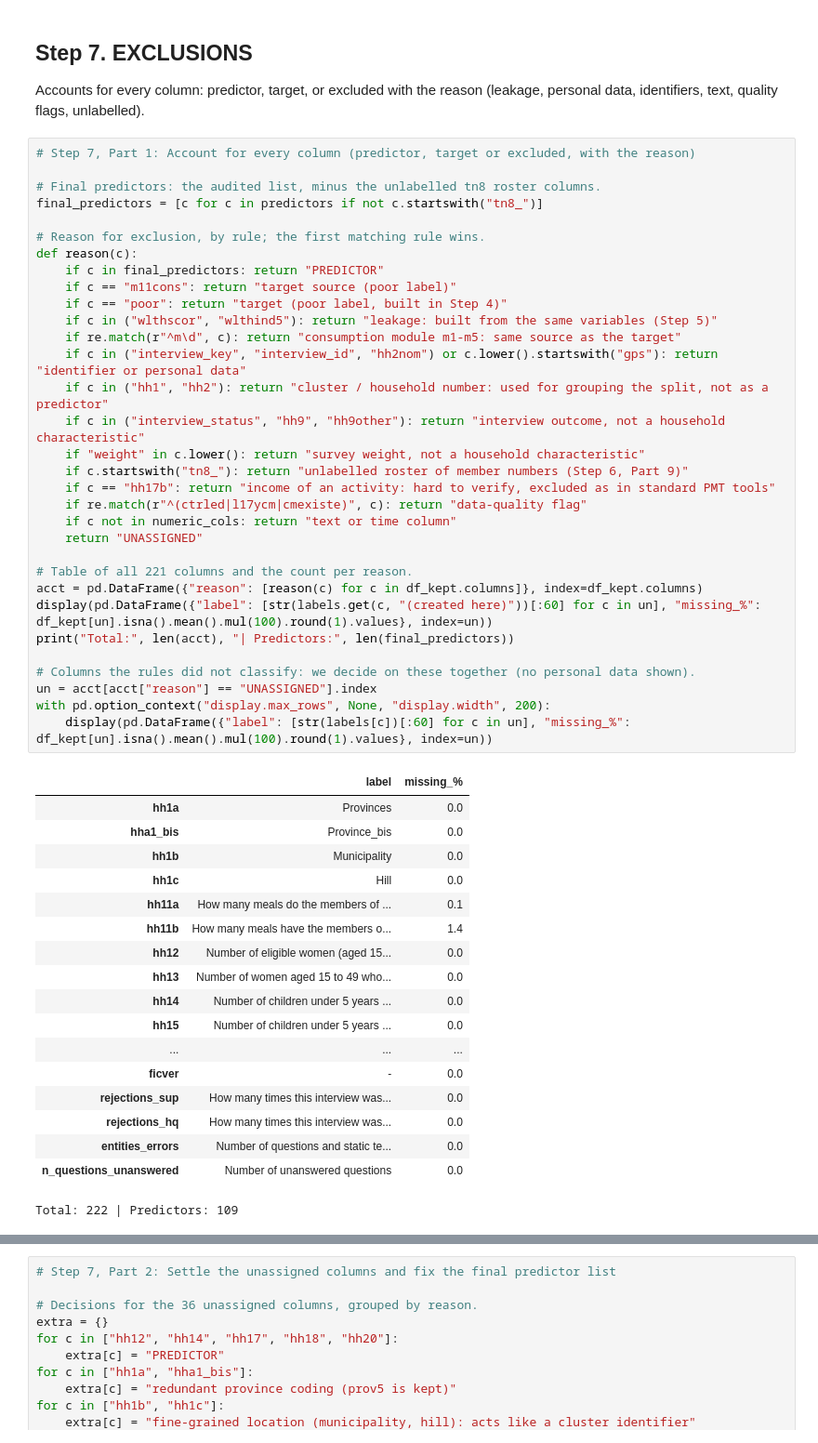
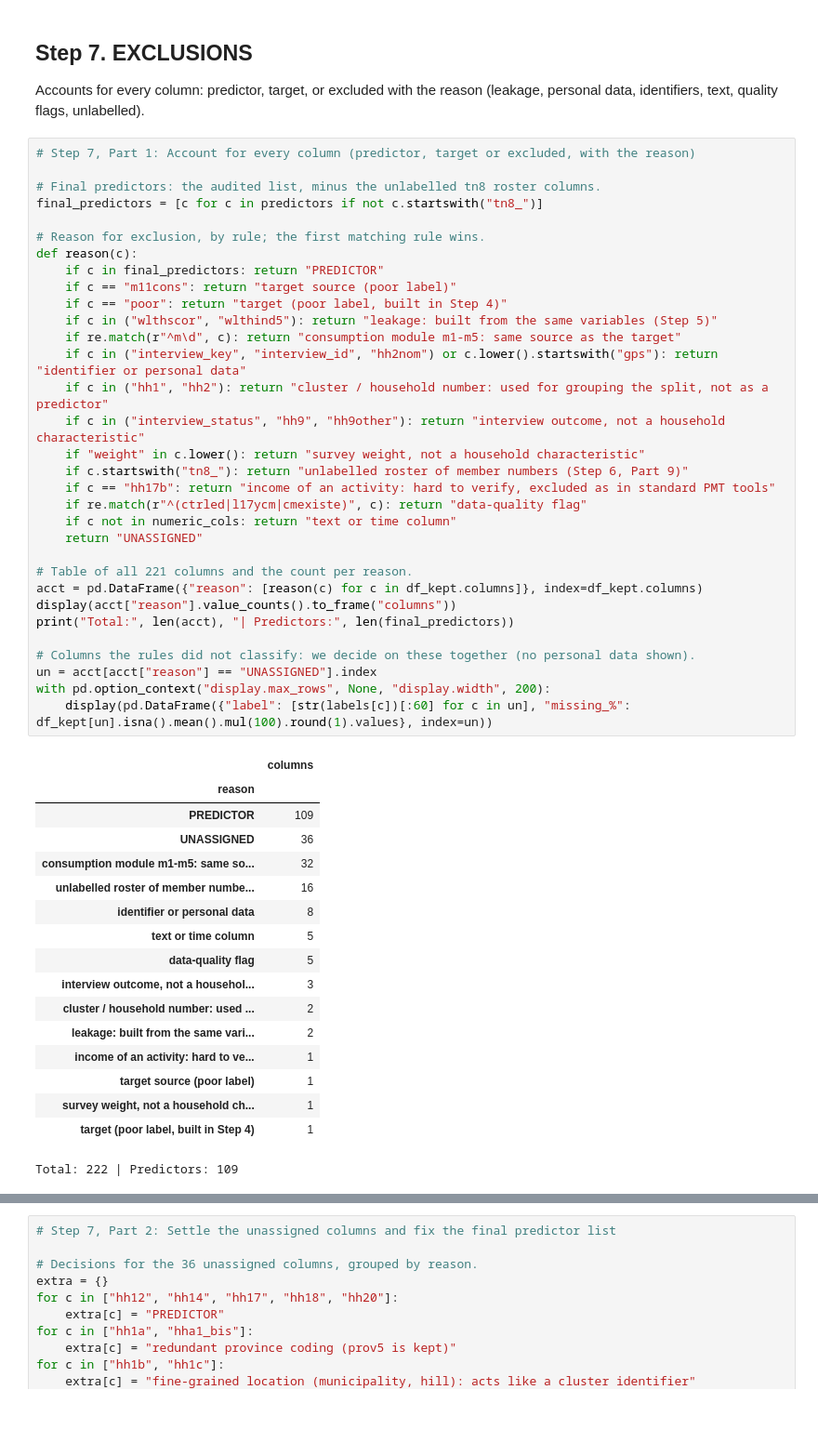
Before and after one commit to LilyJorelle/pmt-Burundi, a Jupyter notebook: notebooks/01_explore_data.ipynb, the cells around one changed output, grey strips where cells are left out. Shown at 93% size. Drawn from its saved outputs; the diff is of its cells as text; blank space fills up the shorter version.

```diff
--- a/notebooks/01_explore_data.ipynb
+++ b/notebooks/01_explore_data.ipynb
@@ -900,51 +958,50 @@ Accounts for every column: predictor, target, or excluded with the reason (leaka
 
 # Final predictors: the audited list, minus the unlabelled tn8 roster columns.
 final_predictors = [c for c in predictors if not c.startswith("tn8_")]
 
 # Reason for exclusion, by rule; the first matching rule wins.
 def reason(c):
     if c in final_predictors: return "PREDICTOR"
     if c == "m11cons": return "target source (poor label)"
     if c == "poor": return "target (poor label, built in Step 4)"
     if c in ("wlthscor", "wlthind5"): return "leakage: built from the same variables (Step 5)"
     if re.match(r"^m\d", c): return "consumption module m1-m5: same source as the target"
     if c in ("interview_key", "interview_id", "hh2nom") or c.lower().startswith("gps"): return "identifier or personal data"
     if c in ("hh1", "hh2"): return "cluster / household number: used for grouping the split, not as a predictor"
     if c in ("interview_status", "hh9", "hh9other"): return "interview outcome, not a household characteristic"
     if "weight" in c.lower(): return "survey weight, not a household characteristic"
     if c.startswith("tn8_"): return "unlabelled roster of member numbers (Step 6, Part 9)"
     if c == "hh17b": return "income of an activity: hard to verify, excluded as in standard PMT tools"
     if re.match(r"^(ctrled|l17ycm|cmexiste)", c): return "data-quality flag"
     if c not in numeric_cols: return "text or time column"
     return "UNASSIGNED"
 
 # Table of all 221 columns and the count per reason.
 acct = pd.DataFrame({"reason": [reason(c) for c in df_kept.columns]}, index=df_kept.columns)
-display(pd.DataFrame({"label": [str(labels.get(c, "(created here)"))[:60] for c in un], "missing_%": df_kept[un].isna().mean().mul(100).round(1).values}, index=un))
+display(acct["reason"].value_counts().to_frame("columns"))
 print("Total:", len(acct), "| Predictors:", len(final_predictors))
 
 # Columns the rules did not classify: we decide on these together (no personal data shown).
 un = acct[acct["reason"] == "UNASSIGNED"].index
 with pd.option_context("display.max_rows", None, "display.width", 200):
     display(pd.DataFrame({"label": [str(labels[c])[:60] for c in un], "missing_%": df_kept[un].isna().mean().mul(100).round(1).values}, index=un))
 # %% [output]
-|  | label | missing_% |
-| hh1a | Provinces | 0.0 |
-| hha1_bis | Province_bis | 0.0 |
-| hh1b | Municipality | 0.0 |
-| hh1c | Hill | 0.0 |
-| hh11a | How many meals do the members of ... | 0.1 |
-| hh11b | How many meals have the members o... | 1.4 |
-| hh12 | Number of eligible women (aged 15... | 0.0 |
-| hh13 | Number of women aged 15 to 49 who... | 0.0 |
-| hh14 | Number of children under 5 years ... | 0.0 |
-| hh15 | Number of children under 5 years ... | 0.0 |
-| ... | ... | ... |
-| ficver | - | 0.0 |
-| rejections_sup | How many times this interview was... | 0.0 |
-| rejections_hq | How many times this interview was... | 0.0 |
-| entities_errors | Number of questions and static te... | 0.0 |
-| n_questions_unanswered | Number of unanswered questions | 0.0 |
+|  | columns |
+| reason |  |
+| PREDICTOR | 109 |
+| UNASSIGNED | 36 |
+| consumption module m1-m5: same so... | 32 |
+| unlabelled roster of member numbe... | 16 |
+| identifier or personal data | 8 |
+| text or time column | 5 |
+| data-quality flag | 5 |
+| interview outcome, not a househol... | 3 |
+| cluster / household number: used ... | 2 |
+| leakage: built from the same vari... | 2 |
+| income of an activity: hard to ve... | 1 |
+| target source (poor label) | 1 |
+| survey weight, not a household ch... | 1 |
+| target (poor label, built in Step 4) | 1 |
 Total: 222 | Predictors: 109
 |  | label | missing_% |
 | hh1a | Provinces | 0.0 |
```
Also changed, not shown: parts of 2 cells of this notebook, 3 other files.
